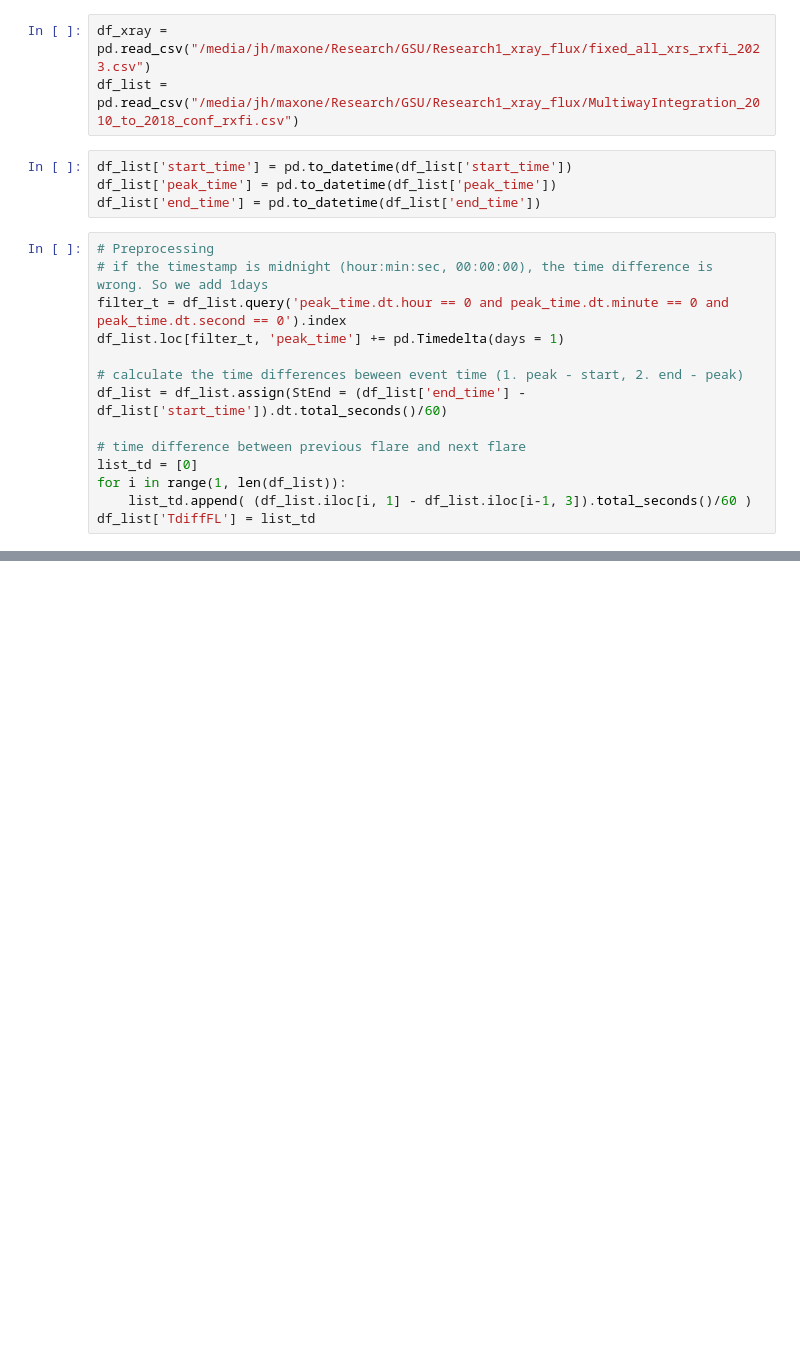
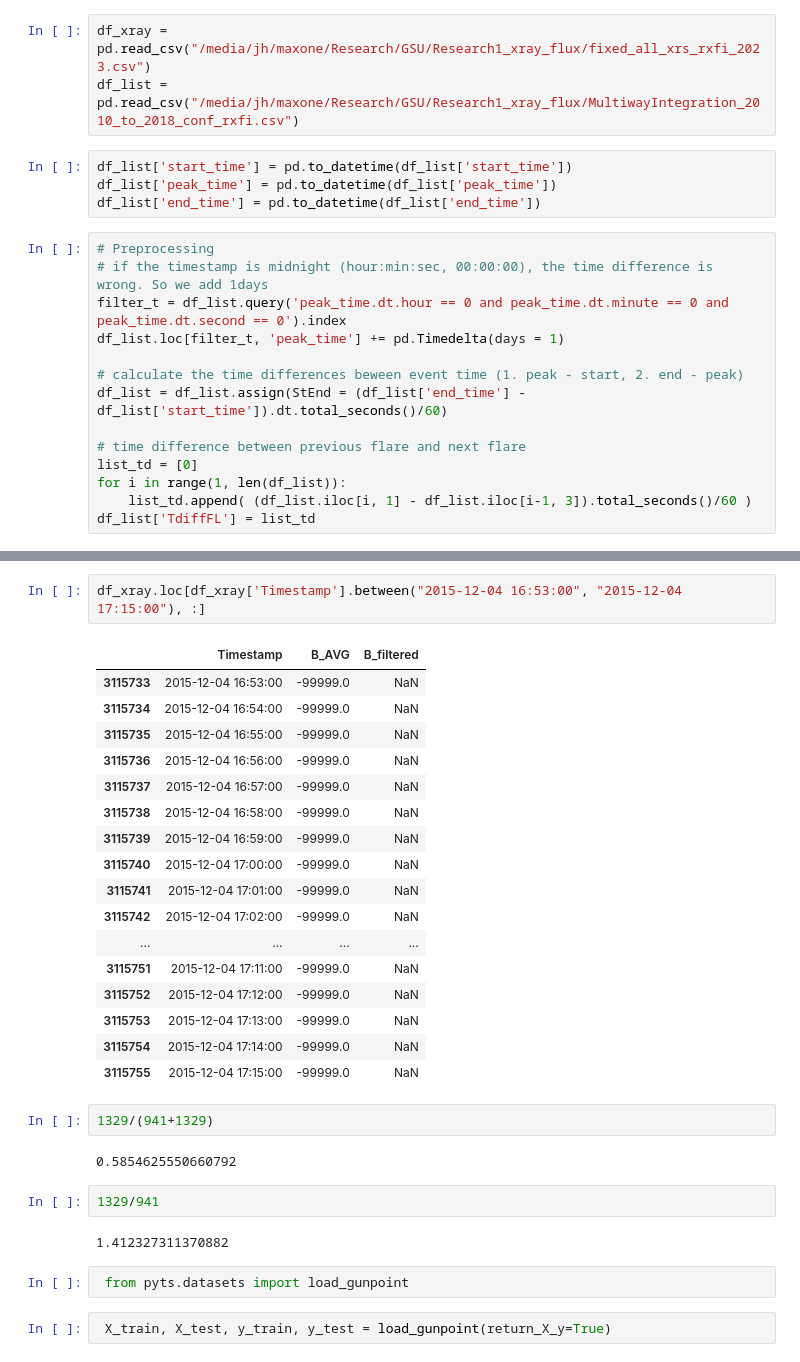
Before and after one commit to JinsuHongg/CMEPredviaSF, a Jupyter notebook: Analysis/SF_dist_analysis.ipynb, the cells around one changed output, grey strips where cells are left out. Saved outputs shown, nothing was run; the diff lists cells and outputs as text; blank space fills up the shorter version.

```diff
--- a/Analysis/SF_dist_analysis.ipynb
+++ b/Analysis/SF_dist_analysis.ipynb
@@ -152,0 +85,32 @@ df_list.loc[df_list['cme_vel'].notnull(), :]
+# %%
+df_xray.loc[df_xray['Timestamp'].between("2015-12-04 16:53:00", "2015-12-04 17:15:00"), :]
+# %% [output]
+|  | Timestamp | B_AVG | B_filtered |
+| 3115733 | 2015-12-04 16:53:00 | -99999.0 | NaN |
+| 3115734 | 2015-12-04 16:54:00 | -99999.0 | NaN |
+| 3115735 | 2015-12-04 16:55:00 | -99999.0 | NaN |
+| 3115736 | 2015-12-04 16:56:00 | -99999.0 | NaN |
+| 3115737 | 2015-12-04 16:57:00 | -99999.0 | NaN |
+| 3115738 | 2015-12-04 16:58:00 | -99999.0 | NaN |
+| 3115739 | 2015-12-04 16:59:00 | -99999.0 | NaN |
+| 3115740 | 2015-12-04 17:00:00 | -99999.0 | NaN |
+| 3115741 | 2015-12-04 17:01:00 | -99999.0 | NaN |
+| 3115742 | 2015-12-04 17:02:00 | -99999.0 | NaN |
+| ... | ... | ... | ... |
+| 3115751 | 2015-12-04 17:11:00 | -99999.0 | NaN |
+| 3115752 | 2015-12-04 17:12:00 | -99999.0 | NaN |
+| 3115753 | 2015-12-04 17:13:00 | -99999.0 | NaN |
+| 3115754 | 2015-12-04 17:14:00 | -99999.0 | NaN |
+| 3115755 | 2015-12-04 17:15:00 | -99999.0 | NaN |
+# %%
+1329/(941+1329)
+# %% [output]
+0.5854625550660792
+# %%
+1329/941
+# %% [output]
+1.412327311370882
+# %%
+ from pyts.datasets import load_gunpoint
+# %%
+ X_train, X_test, y_train, y_test = load_gunpoint(return_X_y=True)
```
Also changed, not shown: parts of 18 cells of this notebook, 7 other files.
